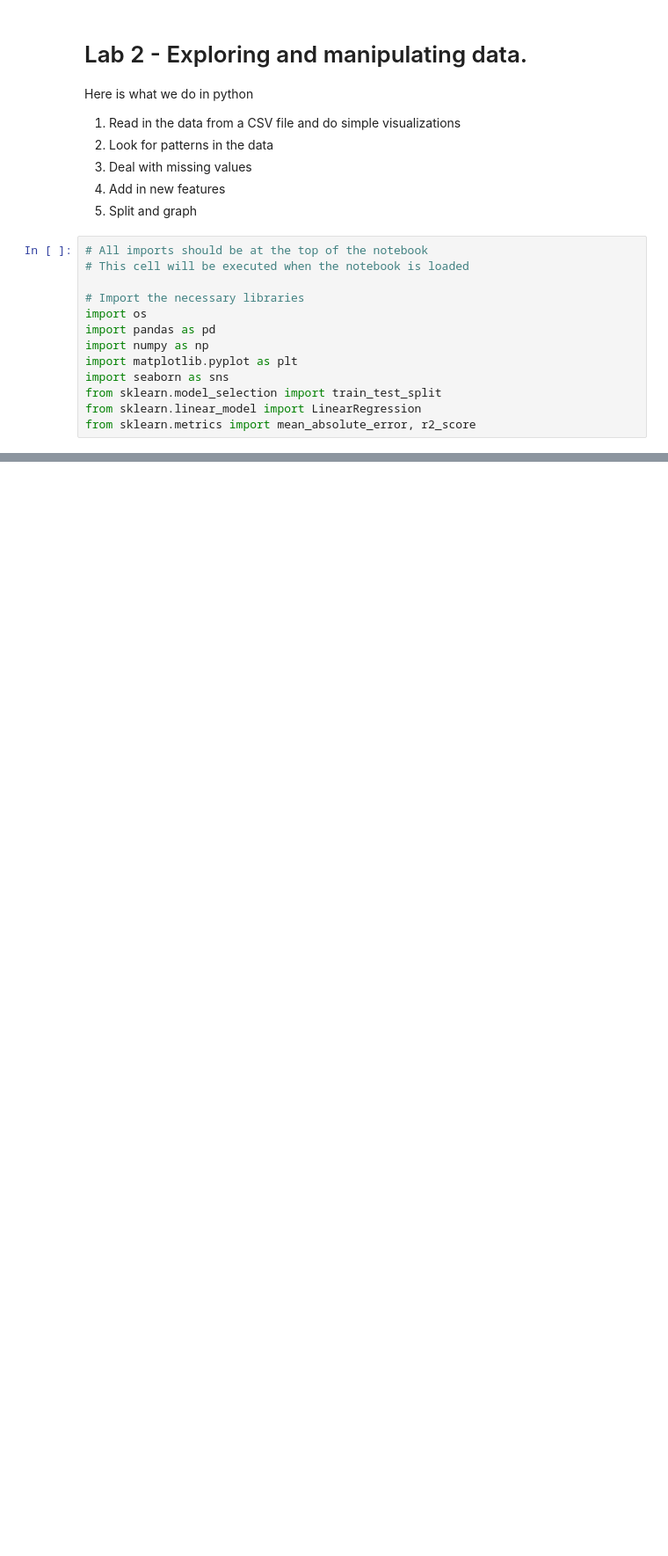
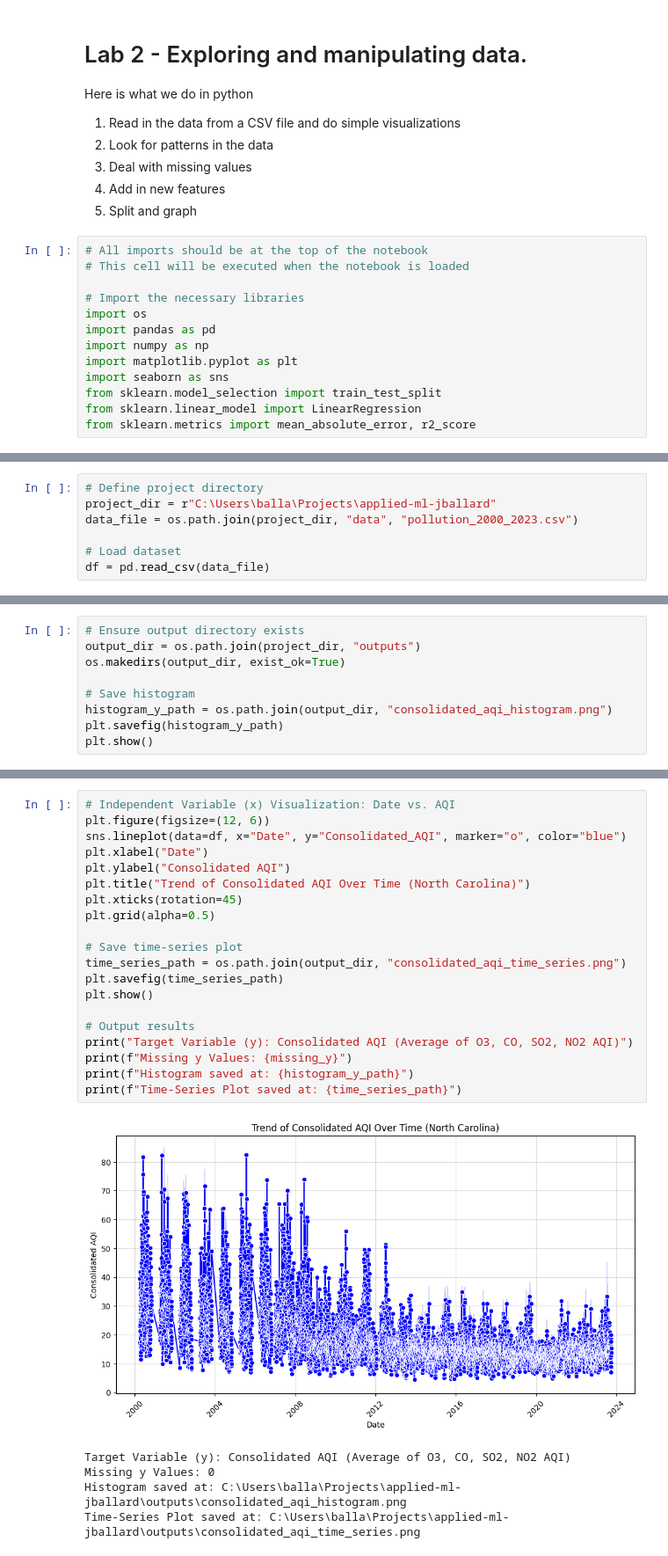
Before and after one commit to JBtallgrass/applied-ml-jballard, a Jupyter notebook: lab02/AQI-predictions-jballard.ipynb, the cells around one changed output, grey strips where cells are left out. Shown at 88% size. Cells and saved outputs as stored; diff of their text form; blank space fills up the shorter version.

```diff
--- a/lab02/AQI-predictions-jballard.ipynb
+++ b/lab02/AQI-predictions-jballard.ipynb
@@ -49,0 +22,7 @@ if missing_y > 0:
+# %%
+# Define project directory
+project_dir = r"C:\Users\balla\Projects\applied-ml-jballard"
+data_file = os.path.join(project_dir, "data", "pollution_2000_2023.csv")
+
+# Load dataset
+df = pd.read_csv(data_file)
@@ -74,0 +62,9 @@ Histogram saved at: C:\Users\balla\Projects\appML\applied-ml-jballard\data\targe
+# %%
+# Ensure output directory exists
+output_dir = os.path.join(project_dir, "outputs")
+os.makedirs(output_dir, exist_ok=True)
+
+# Save histogram
+histogram_y_path = os.path.join(output_dir, "consolidated_aqi_histogram.png")
+plt.savefig(histogram_y_path)
+plt.show()
@@ -74,0 +73,26 @@ Histogram saved at: C:\Users\balla\Projects\appML\applied-ml-jballard\data\targe
+# %%
+# Independent Variable (x) Visualization: Date vs. AQI
+plt.figure(figsize=(12, 6))
+sns.lineplot(data=df, x="Date", y="Consolidated_AQI", marker="o", color="blue")
+plt.xlabel("Date")
+plt.ylabel("Consolidated AQI")
+plt.title("Trend of Consolidated AQI Over Time (North Carolina)")
+plt.xticks(rotation=45)
+plt.grid(alpha=0.5)
+
+# Save time-series plot
+time_series_path = os.path.join(output_dir, "consolidated_aqi_time_series.png")
+plt.savefig(time_series_path)
+plt.show()
+
+# Output results
+print("Target Variable (y): Consolidated AQI (Average of O3, CO, SO2, NO2 AQI)")
+print(f"Missing y Values: {missing_y}")
+print(f"Histogram saved at: {histogram_y_path}")
+print(f"Time-Series Plot saved at: {time_series_path}")
+# %% [output]
+[figure, added]
+Target Variable (y): Consolidated AQI (Average of O3, CO, SO2, NO2 AQI)
+Missing y Values: 0
+Histogram saved at: C:\Users\balla\Projects\applied-ml-jballard\outputs\consolidated_aqi_histogram.png
+Time-Series Plot saved at: C:\Users\balla\Projects\applied-ml-jballard\outputs\consolidated_aqi_time_series.png
```
Also changed, not shown: parts of 9 cells of this notebook, 3 other files.
